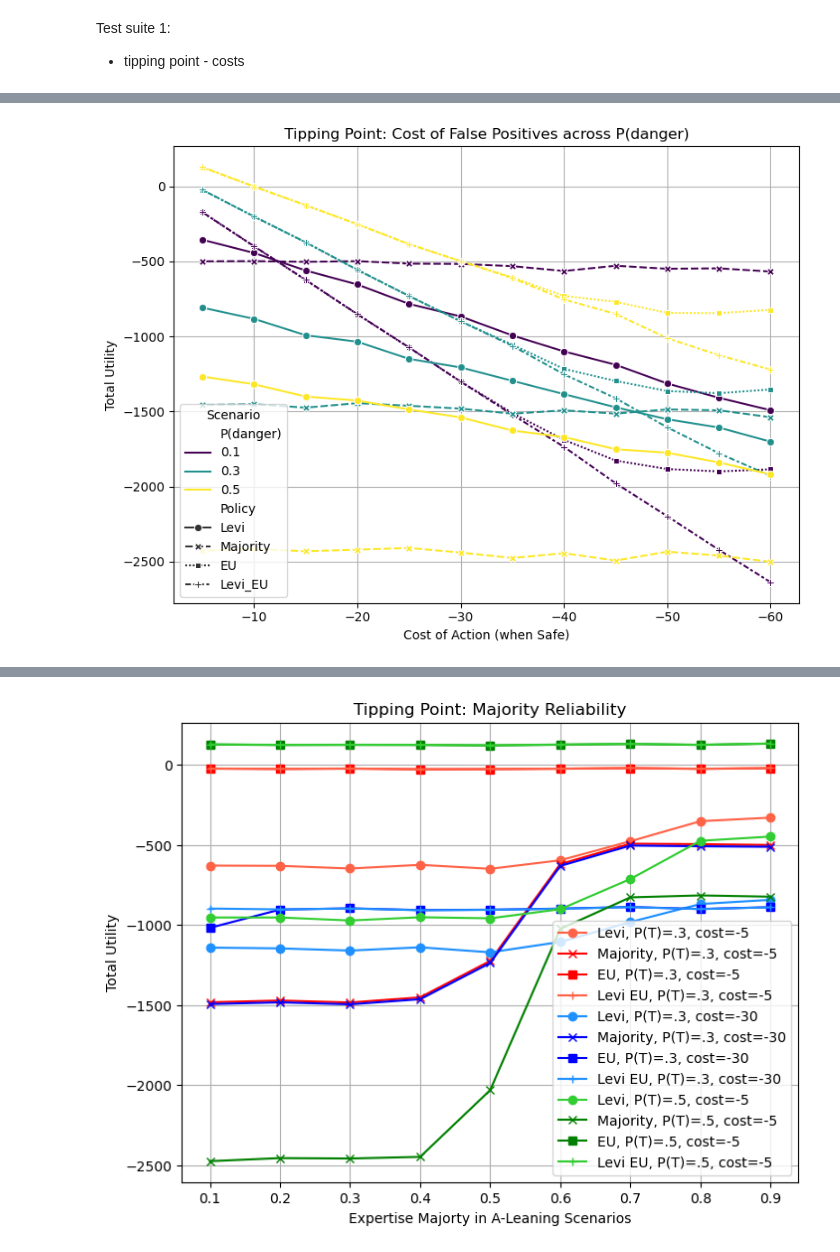
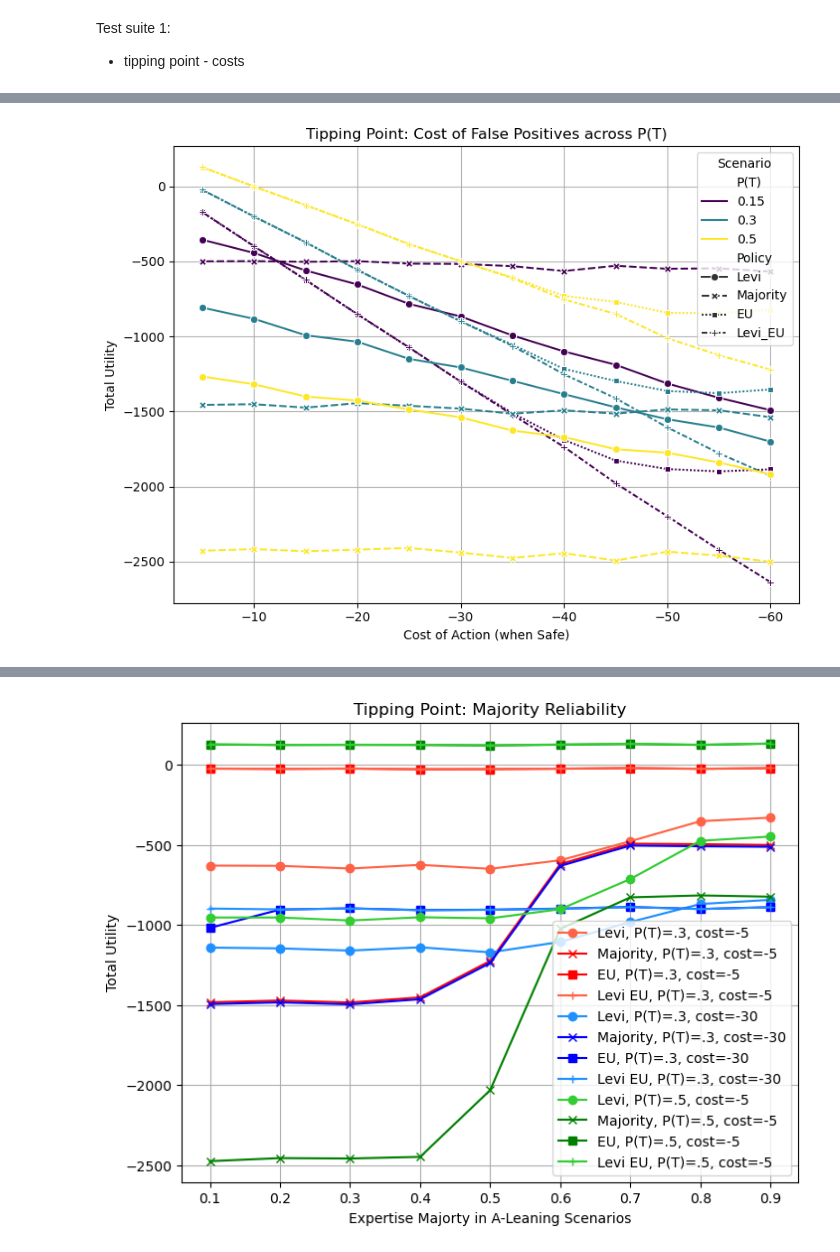
Before and after one commit to g4v4g4i/fast-science-policy-sim, a Jupyter notebook: advisory-board-fast-science.ipynb, the cells around one changed output, grey strips where cells are left out. Drawn from its saved outputs; the diff is of its cells as text; code cells hidden in the pictures.

Commit message:
minor work on graphs

```diff
--- a/advisory-board-fast-science.ipynb
+++ b/advisory-board-fast-science.ipynb
@@ -302,59 +297,59 @@ df_cost_combined2 = pd.DataFrame()
 
 # Process df_cost (P(danger)=0.3)
 df_temp = df_cost21.copy()
-df_temp['P(danger)'] = 0.3
-df_levi = df_temp[['Parameter', 'Levi_Util_Mean', 'P(danger)']].rename(columns={'Levi_Util_Mean': 'Utility_Mean'})
+df_temp['P(T)'] = 0.3
+df_levi = df_temp[['Parameter', 'Levi_Util_Mean', 'P(T)']].rename(columns={'Levi_Util_Mean': 'Utility_Mean'})
 df_levi['Policy'] = 'Levi'
-df_maj = df_temp[['Parameter', 'Maj_Util_Mean', 'P(danger)']].rename(columns={'Maj_Util_Mean': 'Utility_Mean'})
+df_maj = df_temp[['Parameter', 'Maj_Util_Mean', 'P(T)']].rename(columns={'Maj_Util_Mean': 'Utility_Mean'})
 df_maj['Policy'] = 'Majority'
-df_eu = df_temp[['Parameter', 'EU_Util_Mean', 'P(danger)']].rename(columns={'EU_Util_Mean': 'Utility_Mean'})
+df_eu = df_temp[['Parameter', 'EU_Util_Mean', 'P(T)']].rename(columns={'EU_Util_Mean': 'Utility_Mean'})
 df_eu['Policy'] = 'EU'
-df_levi_eu = df_temp[['Parameter', 'Levi_EU_Util_Mean', 'P(danger)']].rename(columns={'Levi_EU_Util_Mean': 'Utility_Mean'})
+df_levi_eu = df_temp[['Parameter', 'Levi_EU_Util_Mean', 'P(T)']].rename(columns={'Levi_EU_Util_Mean': 'Utility_Mean'})
 df_levi_eu['Policy'] = 'Levi_EU'
 df_cost_combined2 = pd.concat([df_cost_combined2, df_levi, df_maj, df_eu, df_levi_eu])
 
 # Process df_cost2 (P(danger)=0.1)
 df_temp = df_cost22.copy()
-df_temp['P(danger)'] = 0.1
-df_levi = df_temp[['Parameter', 'Levi_Util_Mean', 'P(danger)']].rename(columns={'Levi_Util_Mean': 'Utility_Mean'})
+df_temp['P(T)'] = 0.15
+df_levi = df_temp[['Parameter', 'Levi_Util_Mean', 'P(T)']].rename(columns={'Levi_Util_Mean': 'Utility_Mean'})
 df_levi['Policy'] = 'Levi'
-df_maj = df_temp[['Parameter', 'Maj_Util_Mean', 'P(danger)']].rename(columns={'Maj_Util_Mean': 'Utility_Mean'})
+df_maj = df_temp[['Parameter', 'Maj_Util_Mean', 'P(T)']].rename(columns={'Maj_Util_Mean': 'Utility_Mean'})
 df_maj['Policy'] = 'Majority'
-df_eu = df_temp[['Parameter', 'EU_Util_Mean', 'P(danger)']].rename(columns={'EU_Util_Mean': 'Utility_Mean'})
+df_eu = df_temp[['Parameter', 'EU_Util_Mean', 'P(T)']].rename(columns={'EU_Util_Mean': 'Utility_Mean'})
 df_eu['Policy'] = 'EU'
-df_levi_eu = df_temp[['Parameter', 'Levi_EU_Util_Mean', 'P(danger)']].rename(columns={'Levi_EU_Util_Mean': 'Utility_Mean'})
+df_levi_eu = df_temp[['Parameter', 'Levi_EU_Util_Mean', 'P(T)']].rename(columns={'Levi_EU_Util_Mean': 'Utility_Mean'})
 df_levi_eu['Policy'] = 'Levi_EU'
 df_cost_combined2 = pd.concat([df_cost_combined2, df_levi, df_maj, df_eu, df_levi_eu])
 
 # Process df_cost3 (P(danger)=0.5)
 df_temp = df_cost23.copy()
-df_temp['P(danger)'] = 0.5
-df_levi = df_temp[['Parameter', 'Levi_Util_Mean', 'P(danger)']].rename(columns={'Levi_Util_Mean': 'Utility_Mean'})
+df_temp['P(T)'] = 0.5
+df_levi = df_temp[['Parameter', 'Levi_Util_Mean', 'P(T)']].rename(columns={'Levi_Util_Mean': 'Utility_Mean'})
 df_levi['Policy'] = 'Levi'
-df_maj = df_temp[['Parameter', 'Maj_Util_Mean', 'P(danger)']].rename(columns={'Maj_Util_Mean': 'Utility_Mean'})
+df_maj = df_temp[['Parameter', 'Maj_Util_Mean', 'P(T)']].rename(columns={'Maj_Util_Mean': 'Utility_Mean'})
 df_maj['Policy'] = 'Majority'
-df_eu = df_temp[['Parameter', 'EU_Util_Mean', 'P(danger)']].rename(columns={'EU_Util_Mean': 'Utility_Mean'})
+df_eu = df_temp[['Parameter', 'EU_Util_Mean', 'P(T)']].rename(columns={'EU_Util_Mean': 'Utility_Mean'})
 df_eu['Policy'] = 'EU'
-df_levi_eu = df_temp[['Parameter', 'Levi_EU_Util_Mean', 'P(danger)']].rename(columns={'Levi_EU_Util_Mean': 'Utility_Mean'})
+df_levi_eu = df_temp[['Parameter', 'Levi_EU_Util_Mean', 'P(T)']].rename(columns={'Levi_EU_Util_Mean': 'Utility_Mean'})
 df_levi_eu['Policy'] = 'Levi_EU'
 df_cost_combined2 = pd.concat([df_cost_combined2, df_levi, df_maj, df_eu, df_levi_eu])
 fig, ax = plt.subplots(1, 1, figsize=(8, 6)) # Slightly larger figure for better readability
 
 sns.lineplot(data=df_cost_combined2, x='Parameter', y='Utility_Mean',
-             hue='P(danger)', style='Policy', markers=True, ax=ax,
+             hue='P(T)', style='Policy', markers=True, ax=ax,
              palette='viridis') # Using 'viridis' colormap for P_danger
 
-ax.set_title('Tipping Point: Cost of False Positives across P(danger)')
+ax.set_title('Tipping Point: Cost of False Positives across P(T)')
 ax.set_xlabel('Cost of Action (when Safe)')
 ax.set_ylabel('Total Utility')
 ax.invert_xaxis() # moving from -5 to -60
 ax.grid(True)
 ax.legend(title='Scenario') # Add a title to the legend
 
 plt.tight_layout() # Adjust layout to prevent labels from being cut off
 plt.show()
 # %% [output]
-[figure, old version]
+[figure, new version]
 # %%
 simulation_args = [
     ('Majority Accuracy', np.linspace(.1, .9, 9), .3, .6, .2, -5), # df_maj1
```
Also changed, not shown: parts of 2 cells of this notebook.
